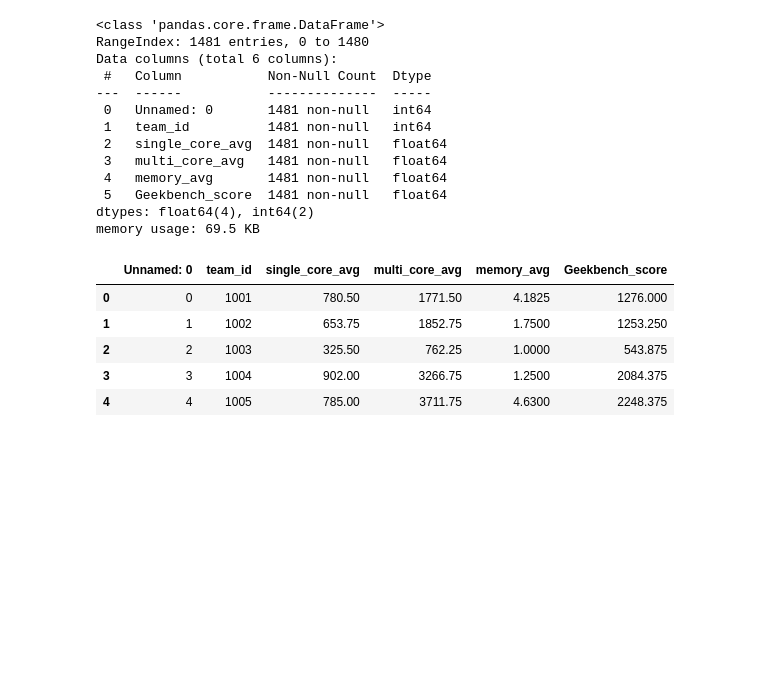
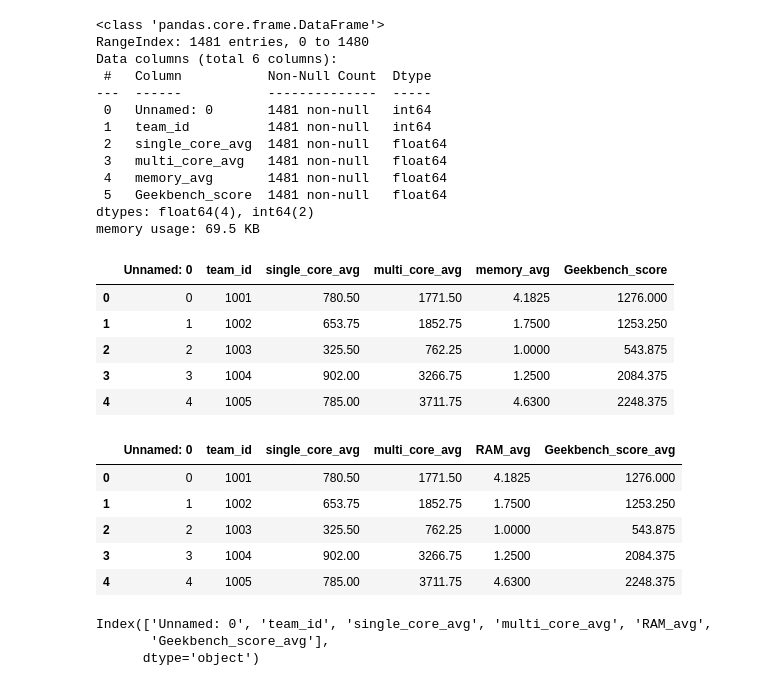
Before and after one commit to adityapanwar94/Data-Analysis-and-Process-Automation-DaPrA-, a Jupyter notebook: Extracting_features_pc_specs.ipynb, the cells around one changed output. Drawn from its saved outputs; the diff is of its cells as text; code cells hidden in the pictures; blank space fills up the shorter version.

Commit message:
Creating dataset with average values of gb score and RAM

```diff
--- a/Extracting_features_pc_specs.ipynb
+++ b/Extracting_features_pc_specs.ipynb
@@ -187,3 +187,21 @@ pc_details1.head()
 | 4 | 4 | 1005 | 785.00 | 3711.75 | 4.6300 | 2248.375 |
 # %%
 pc_details1.to_csv('pc-specs_final.csv', index = False)
+# %%
+pc_details1.rename(columns = {'memory_avg':'RAM_avg', 'Geekbench_score':'Geekbench_score_avg'}, inplace = True)
+# %%
+pc_details1.columns
+pc_details1.head()
+# %% [output]
+|  | Unnamed: 0 | team_id | single_core_avg | multi_core_avg | RAM_avg | Geekbench_score_avg |
+| 0 | 0 | 1001 | 780.50 | 1771.50 | 4.1825 | 1276.000 |
+| 1 | 1 | 1002 | 653.75 | 1852.75 | 1.7500 | 1253.250 |
+| 2 | 2 | 1003 | 325.50 | 762.25 | 1.0000 | 543.875 |
+| 3 | 3 | 1004 | 902.00 | 3266.75 | 1.2500 | 2084.375 |
+| 4 | 4 | 1005 | 785.00 | 3711.75 | 4.6300 | 2248.375 |
+# %%
+pc_details1.columns
+# %% [output]
+Index(['Unnamed: 0', 'team_id', 'single_core_avg', 'multi_core_avg', 'RAM_avg',
+       'Geekbench_score_avg'],
+      dtype='object')
```
Also changed, not shown: parts of 4 cells of this notebook.
